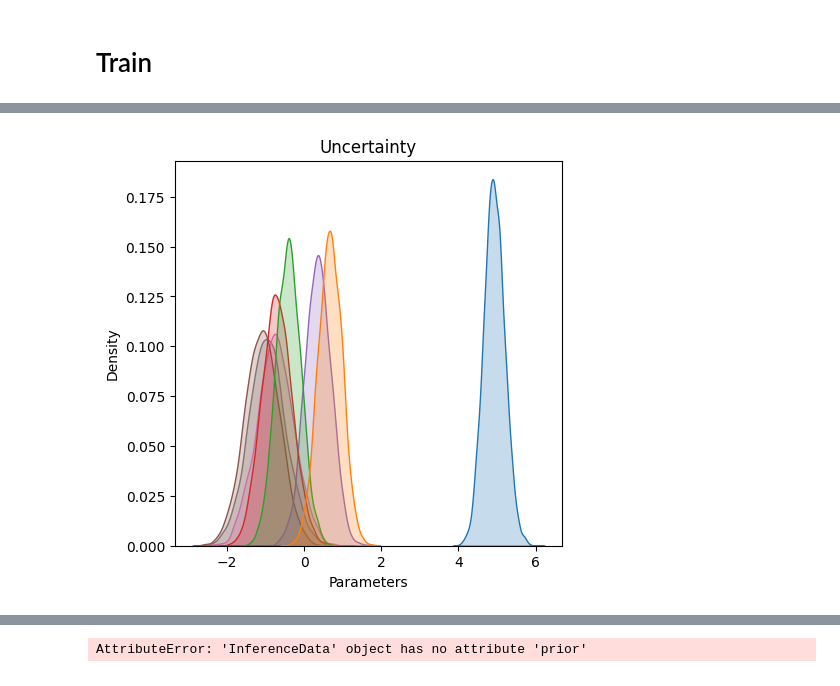
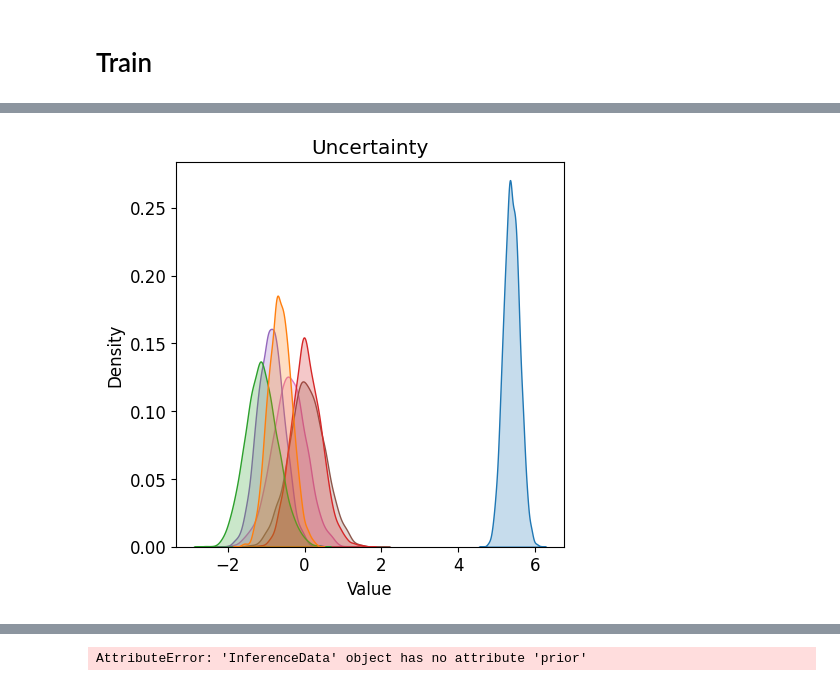
Before and after one commit to ipa/pymc-survival, a Jupyter notebook: examples/notebooks/figure.ipynb, the cells around one changed output, grey strips where cells are left out. Drawn from its saved outputs; the diff is of its cells as text; code cells hidden in the pictures.

```diff
--- a/examples/notebooks/figure.ipynb
+++ b/examples/notebooks/figure.ipynb
@@ -289,6 +177,8 @@ plt.xlabel("Months");
 import numpy as np
 import seaborn as sns
 # %%
+plt.rcParams.update({'font.size': 12})
+
 idx = 2
 surv = surv_wb[idx]
 surv_lower = surv_wb_lower[idx]
@@ -306,5 +196,7 @@ plt.vlines(x=median_os, ymin=0, ymax=0.5, colors='black', linestyles='dashed')
 plt.text(x=2, y=0.9, s=f"Median OS = {median_os:0.1f} Months [{median_os_lower:0.1f} - {median_os_upper:0.1f}]")
 plt.ylim(0, 1);
 plt.xlim(0, 12);
-ax.set(xticks=[0, 3, 6, 9, 12], yticks=[0, 0.5, 1], ylabel='Survival Probability', xlabel='Months');
+ax.set(xticks=[0, 3, 6, 9, 12], yticks=[0, 0.25, 0.5, 0.75, 1], ylabel='Survival Probability', xlabel='Months');
+plt.tight_layout()
+plt.savefig('fig1_b.svg')
 # %% [output]
@@ -312,4 +204,6 @@ ax.set(xticks=[0, 3, 6, 9, 12], yticks=[0, 0.5, 1], ylabel='Survival Probability
 # %%
+plt.rcParams.update({'font.size': 12})
+
 plt.figure(figsize=(5, 5))
 ax = sns.lineplot(x=t_plot_wb, y=surv)
 plt.fill_between(t_plot_wb, y1=surv_lower, y2=surv_upper, alpha=0.25);
@@ -321,4 +215,5 @@ plt.vlines(x=median_os_upper, ymin=0.475, ymax=0.525, colors='black', linestyles
 plt.ylim(0.3, 0.7);
 plt.xlim(1, 3);
 ax.set(xticks=[0, 3], yticks=[0.3, 0.5, 0.7], ylabel='Survival Probability', xlabel='Months');
+plt.savefig('fig1_c.svg')
 # %% [output]
@@ -329,6 +224,7 @@ import arviz as az
 import seaborn as sns
 # %%
 xlimits = [-2, 2]
+plt.rcParams.update({'font.size': 12})
 plt.figure(figsize=(5, 5))
 plt.subplot(2, 2, 1)
 posterior = model_wb['model'].trace.posterior['lambda_intercept'].values.flatten()
@@ -384,18 +280,25 @@ Attributes:
 # %%
-cols = ['lambda_intercept', 'trt_2', 'celltype_2', 'celltype_3', 'celltype_4', 'celltype_2:trt', 'celltype_3:trt', 'celltype_4:trt']
-cols_post = ['lambda_intercept',  'lambda_column_0', 'lambda_column_1', 'lambda_column_2', 'lambda_column_3', 'lambda_column_4', 'lambda_column_5', 'lambda_column_6']
+cols = ['lambda_intercept', 'celltype_2', 'celltype_3', 'celltype_4', 'celltype_2:trt', 'celltype_3:trt', 'celltype_4:trt']
+cols_post = ['lambda_intercept',  'lambda_column_0', 'lambda_column_1', 'lambda_column_2', 'lambda_column_3', 'lambda_column_4', 'lambda_column_5']
 # %%
 df_posteriors = pd.DataFrame({
     'column': np.repeat(cols, 4000),
     'samples': np.concatenate([model_wb['model'].trace.posterior[c].values.flatten() for c in cols_post])
 })
 # %%
+plt.rcParams.update({'font.size': 12})
+
 plt.figure(figsize=(5, 5))
+# plt.subplot(1, 1, 1)
 plt.title("Uncertainty")
 ax = sns.kdeplot(data = df_posteriors, x = 'samples', hue='column', fill=True, legend=None);
-ax.set(xlabel='Parameters');
+# ax.set(xlabel='Parameters');
+plt.xlabel('Value')
+# plt.tight_layout()
+# plt.subplots_adjust(bottom=0.5)
+plt.savefig('fig_1_c.svg');
 # %% [output]
-[figure, old version]
+[figure, new version]
 # %%
 import pymc as pm
 # %%
```
Also changed, not shown: parts of 12 cells of this notebook, 7 other files.
